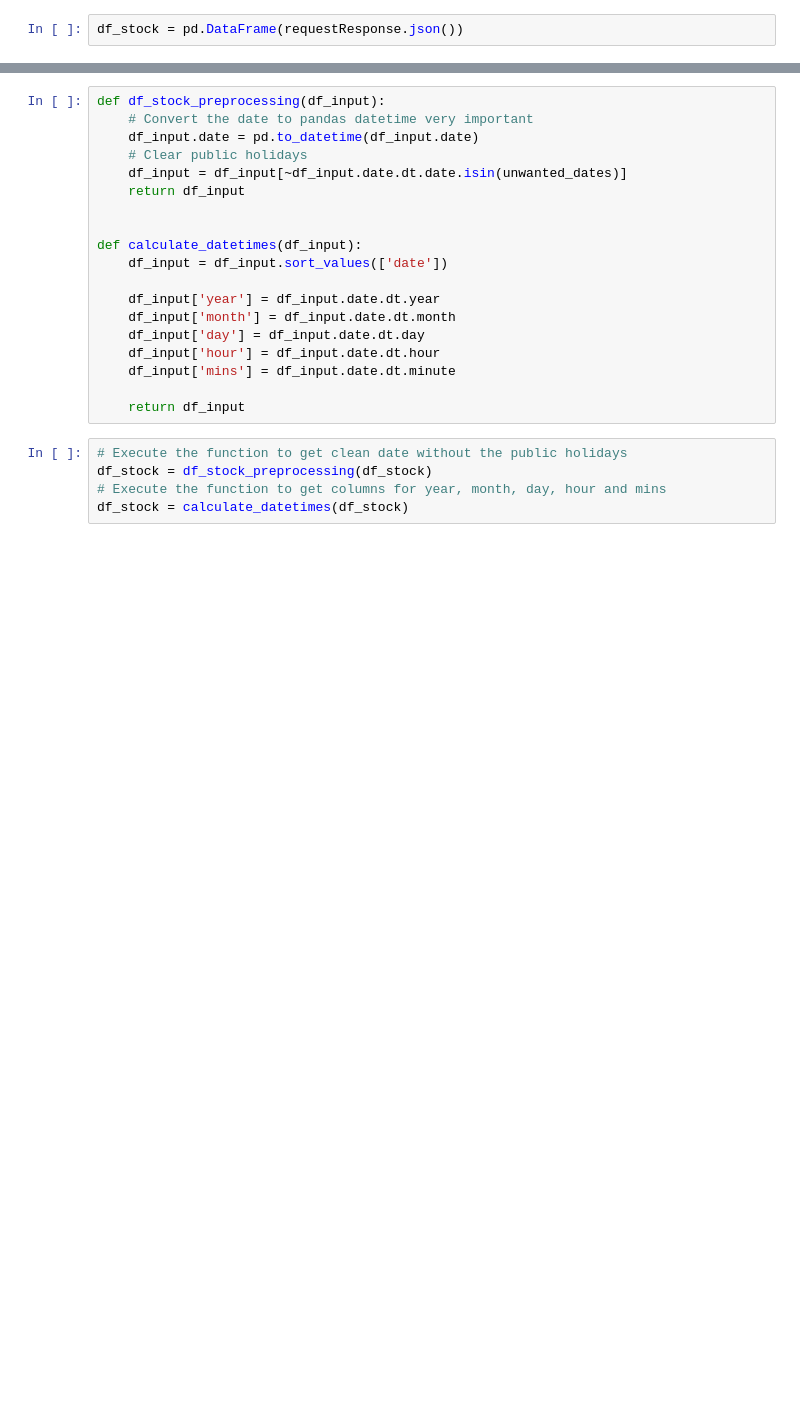
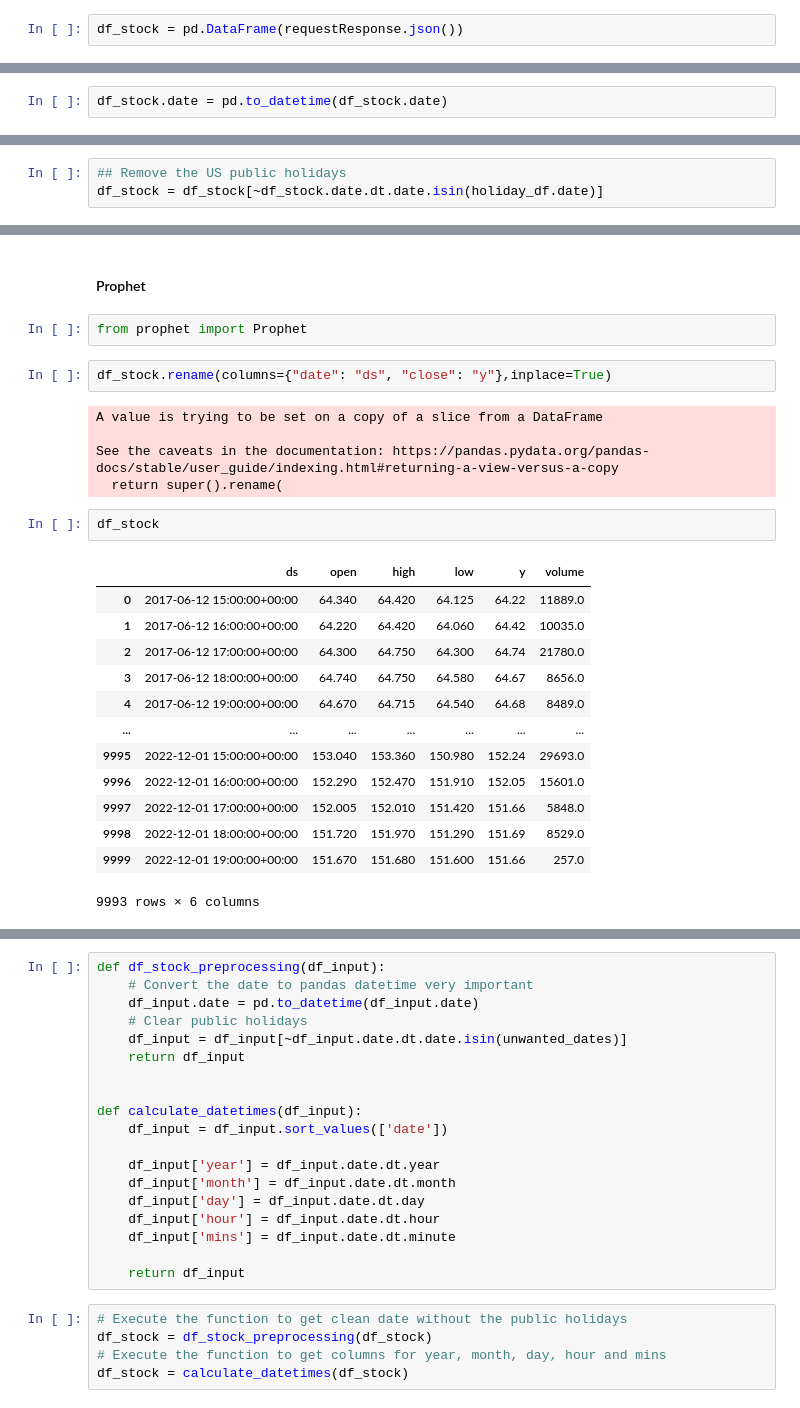
Before and after one commit to IvanMaksimov44/BDIN, a Jupyter notebook: code/first_jupyter.ipynb, the cells around one changed output, grey strips where cells are left out. Saved outputs shown, nothing was run; the diff lists cells and outputs as text; blank space fills up the shorter version.

```diff
--- a/code/first_jupyter.ipynb
+++ b/code/first_jupyter.ipynb
@@ -48 +76,3 @@ df_stock
 10000 rows × 6 columns
+# %%
+df_stock.date = pd.to_datetime(df_stock.date)
@@ -48,0 +94,3 @@ df_stock
+# %%
+## Remove the US public holidays
+df_stock = df_stock[~df_stock.date.dt.date.isin(holiday_df.date)]
@@ -48,0 +107,27 @@ df_stock
+# %% [markdown]
+#### Prophet
+# %%
+from prophet import Prophet
+# %%
+df_stock.rename(columns={"date": "ds", "close": "y"},inplace=True)
+# %% [output]
+A value is trying to be set on a copy of a slice from a DataFrame
+
+See the caveats in the documentation: https://pandas.pydata.org/pandas-docs/stable/user_guide/indexing.html#returning-a-view-versus-a-copy
+  return super().rename(
+# %%
+df_stock
+# %% [output]
+|  | ds | open | high | low | y | volume |
+| 0 | 2017-06-12 15:00:00+00:00 | 64.340 | 64.420 | 64.125 | 64.22 | 11889.0 |
+| 1 | 2017-06-12 16:00:00+00:00 | 64.220 | 64.420 | 64.060 | 64.42 | 10035.0 |
+| 2 | 2017-06-12 17:00:00+00:00 | 64.300 | 64.750 | 64.300 | 64.74 | 21780.0 |
+| 3 | 2017-06-12 18:00:00+00:00 | 64.740 | 64.750 | 64.580 | 64.67 | 8656.0 |
+| 4 | 2017-06-12 19:00:00+00:00 | 64.670 | 64.715 | 64.540 | 64.68 | 8489.0 |
+| ... | ... | ... | ... | ... | ... | ... |
+| 9995 | 2022-12-01 15:00:00+00:00 | 153.040 | 153.360 | 150.980 | 152.24 | 29693.0 |
+| 9996 | 2022-12-01 16:00:00+00:00 | 152.290 | 152.470 | 151.910 | 152.05 | 15601.0 |
+| 9997 | 2022-12-01 17:00:00+00:00 | 152.005 | 152.010 | 151.420 | 151.66 | 5848.0 |
+| 9998 | 2022-12-01 18:00:00+00:00 | 151.720 | 151.970 | 151.290 | 151.69 | 8529.0 |
+| 9999 | 2022-12-01 19:00:00+00:00 | 151.670 | 151.680 | 151.600 | 151.66 | 257.0 |
+9993 rows × 6 columns
```
Also changed, not shown: parts of 42 cells of this notebook, 2 other files.
